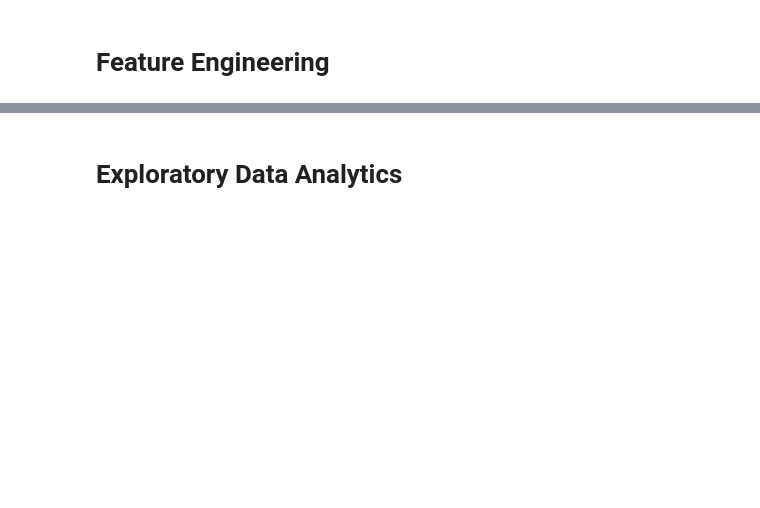
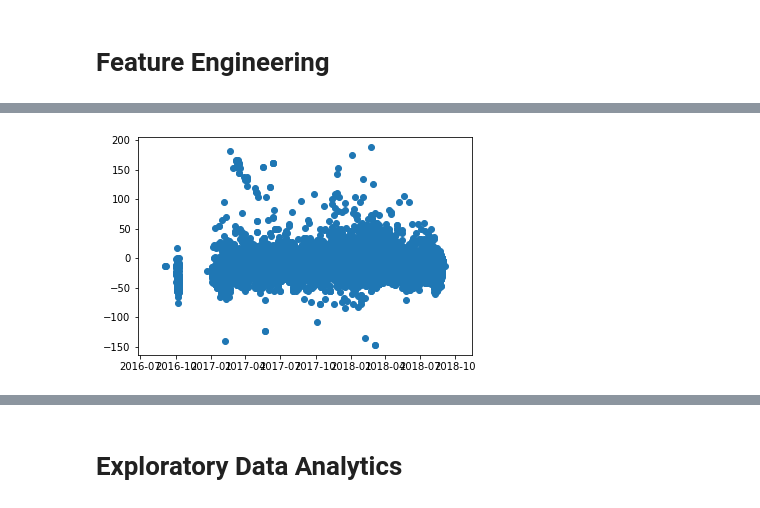
Before and after one commit to alireza-alizadegan/e-commerce-Sales, a Jupyter notebook: Brazil/Customer Value Prediction.ipynb, the cells around one changed output, grey strips where cells are left out. Drawn from its saved outputs; the diff is of its cells as text; code cells hidden in the pictures; blank space fills up the shorter version.

```diff
--- a/Brazil/Customer Value Prediction.ipynb
+++ b/Brazil/Customer Value Prediction.ipynb
@@ -511,3 +605,5 @@ plt.hist(df.delay, bins=50);
 # %%
-plt.scatter(df.purchase_date, df.delay);
+plt.scatter(pocipr_df.purchase_date, pocipr_df.delay);
+# %% [output]
+[figure, added]
 # %%
```
Also changed, not shown: parts of 20 cells of this notebook, 1 other file.
